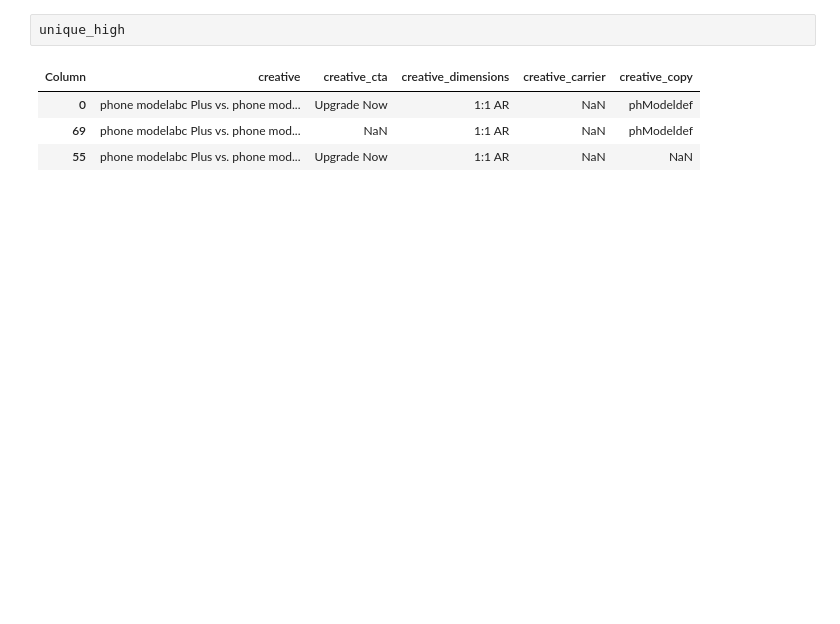
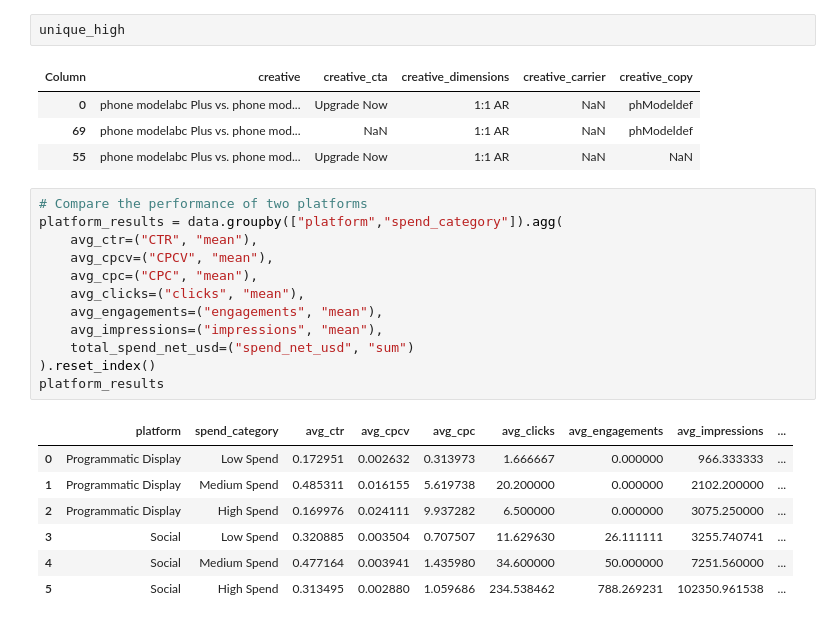
Before and after one commit to Stoichiometrical/Data-Analysis-Case-Studies, a Jupyter notebook: CaseStudy.ipynb, the cells around one changed output. Drawn from its saved outputs; the diff is of its cells as text; blank space fills up the shorter version.

```diff
--- a/CaseStudy.ipynb
+++ b/CaseStudy.ipynb
@@ -935,3 +945,23 @@ unique_high
 | 0 | phone modelabc Plus vs. phone mod... | Upgrade Now | 1:1 AR | NaN | phModeldef |
 | 69 | phone modelabc Plus vs. phone mod... | NaN | 1:1 AR | NaN | phModeldef |
 | 55 | phone modelabc Plus vs. phone mod... | Upgrade Now | 1:1 AR | NaN | NaN |
+# %%
+# Compare the performance of two platforms
+platform_results = data.groupby(["platform","spend_category"]).agg(
+    avg_ctr=("CTR", "mean"),
+    avg_cpcv=("CPCV", "mean"),
+    avg_cpc=("CPC", "mean"),
+    avg_clicks=("clicks", "mean"),
+    avg_engagements=("engagements", "mean"),
+    avg_impressions=("impressions", "mean"),
+    total_spend_net_usd=("spend_net_usd", "sum")
+).reset_index()
+platform_results
+# %% [output]
+|  | platform | spend_category | avg_ctr | avg_cpcv | avg_cpc | avg_clicks | avg_engagements | avg_impressions | ... |
+| 0 | Programmatic Display | Low Spend | 0.172951 | 0.002632 | 0.313973 | 1.666667 | 0.000000 | 966.333333 | ... |
+| 1 | Programmatic Display | Medium Spend | 0.485311 | 0.016155 | 5.619738 | 20.200000 | 0.000000 | 2102.200000 | ... |
+| 2 | Programmatic Display | High Spend | 0.169976 | 0.024111 | 9.937282 | 6.500000 | 0.000000 | 3075.250000 | ... |
+| 3 | Social | Low Spend | 0.320885 | 0.003504 | 0.707507 | 11.629630 | 26.111111 | 3255.740741 | ... |
+| 4 | Social | Medium Spend | 0.477164 | 0.003941 | 1.435980 | 34.600000 | 50.000000 | 7251.560000 | ... |
+| 5 | Social | High Spend | 0.313495 | 0.002880 | 1.059686 | 234.538462 | 788.269231 | 102350.961538 | ... |
```
Also changed, not shown: parts of 3 cells of this notebook.
